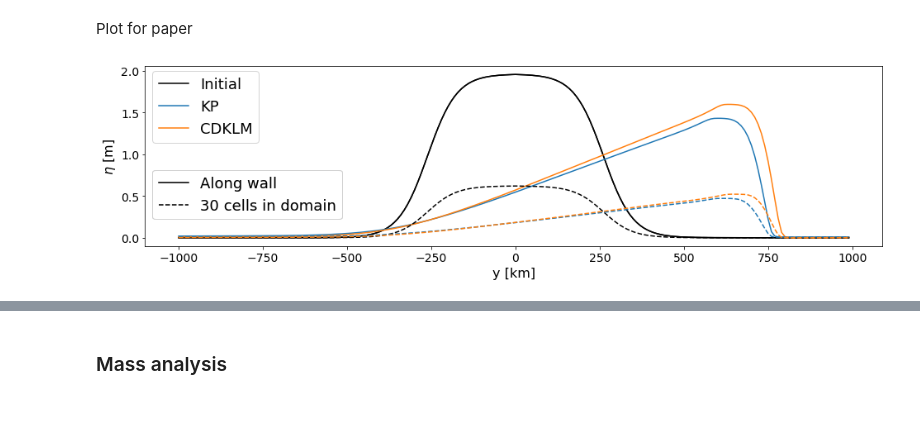
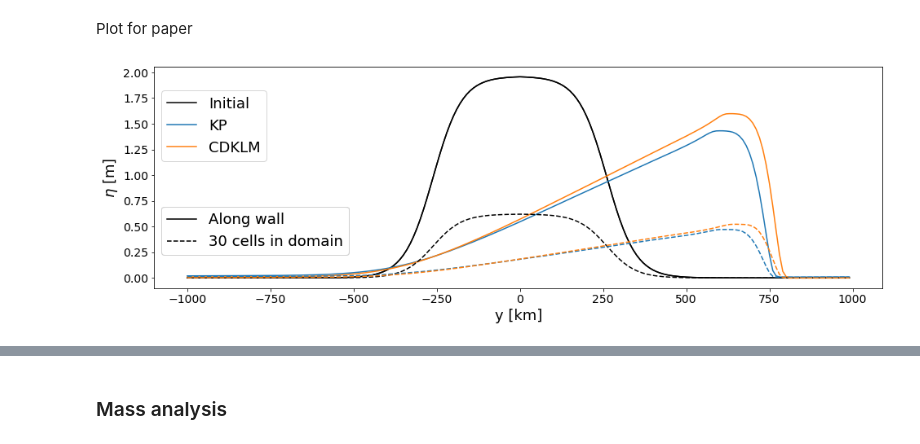
Before and after one commit to sintefmath/havvarsel-flux-investigations, a Jupyter notebook: KelvinWave.ipynb, the cells around one changed output, grey strips where cells are left out. Cells and saved outputs as stored; diff of their text form; code cells hidden in the pictures; blank space fills up the shorter version.

Commit message:
Minor updates in plots

```diff
--- a/KelvinWave.ipynb
+++ b/KelvinWave.ipynb
@@ -660,37 +660,37 @@ plot_sims(big_data)
 # %% [markdown]
 Plot for paper
 # %%
-fig, axs = plt.subplots(1,1,figsize=(16,4))
+fig, axs = plt.subplots(1,1,figsize=(16,5))
 
 nx = big_data["KP"]['hovmuller'][0][1].shape[1]
 x_mid = int(nx/2)
 x_start = x_mid - int(nx/5)
 x_end   = x_mid + int(nx/5)
 x_axis = np.array(range(x_start-x_mid, x_end-x_mid))*big_data['dx']/1000
-axs.set_xlabel("y [km]", fontsize=16)
-axs.set_ylabel("$\eta$ [m]", fontsize=16)
+axs.set_xlabel("y [km]", fontsize=18)
+axs.set_ylabel("$\eta$ [m]", fontsize=18)
 
 axs.tick_params(axis='both', which='major', labelsize=14)
 
 solid, = axs.plot(x_axis, big_data["KP"]["hovmuller"][0][1][0 , x_start:x_end], "-", c="black", label="Initial")
 solid2, = axs.plot(x_axis, big_data["KP"]["hovmuller"][0][1][0 , x_start:x_end], "-", c="black", label="Along wall")
 
 kp,    = axs.plot(x_axis, big_data["KP"]["hovmuller"][0][1][-1 , x_start:x_end], "-", c="C0", label="KP")
 cdklm, = axs.plot(x_axis, big_data["CDKLM"]["hovmuller"][0][1][-1 , x_start:x_end], "-", c="C1", label="CDKLM")
 
 
 dashed, = axs.plot(x_axis, big_data["KP"]["hovmuller"][1][1][0 , x_start:x_end], "--", c="black", label="30 cells in domain")
 
 axs.plot(x_axis, big_data["KP"]["hovmuller"][1][1][-1 , x_start:x_end], "--", c="C0")
 axs.plot(x_axis, big_data["CDKLM"]["hovmuller"][1][1][-1 , x_start:x_end], "--", c="C1")
 
 color_legend = plt.legend(handles=[solid, kp, cdklm],fontsize=18, loc=(0.01,0.575))
 axs.add_artist(color_legend)
 
 ls_legend = plt.legend(handles=[solid2, dashed],fontsize=18, loc=(0.01,0.15))
 axs.add_artist(ls_legend)
 
 os.makedirs("figs", exist_ok=True)
 plt.savefig("figs/kelvin.pdf")
 # %% [output]
-[figure, old version]
+[figure, new version]
```
Also changed, not shown: parts of 4 cells of this notebook, 1 other file.
